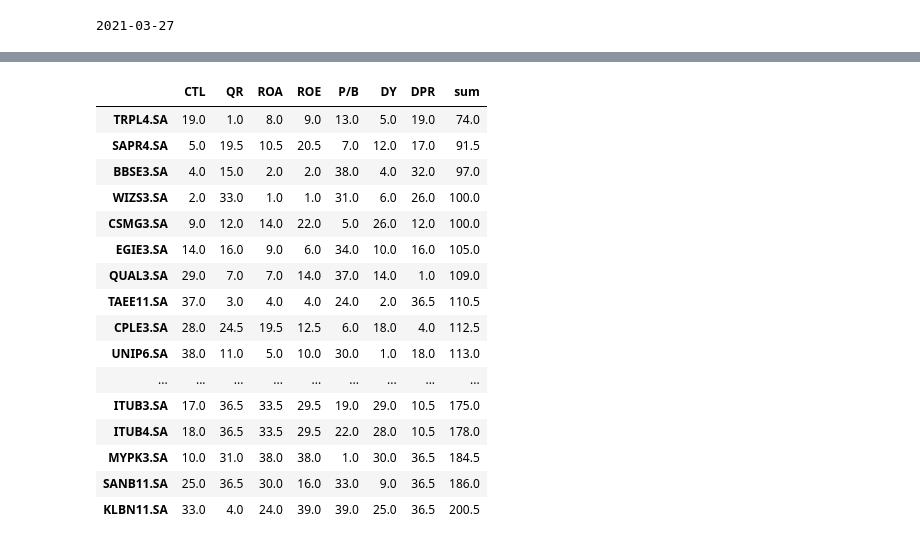
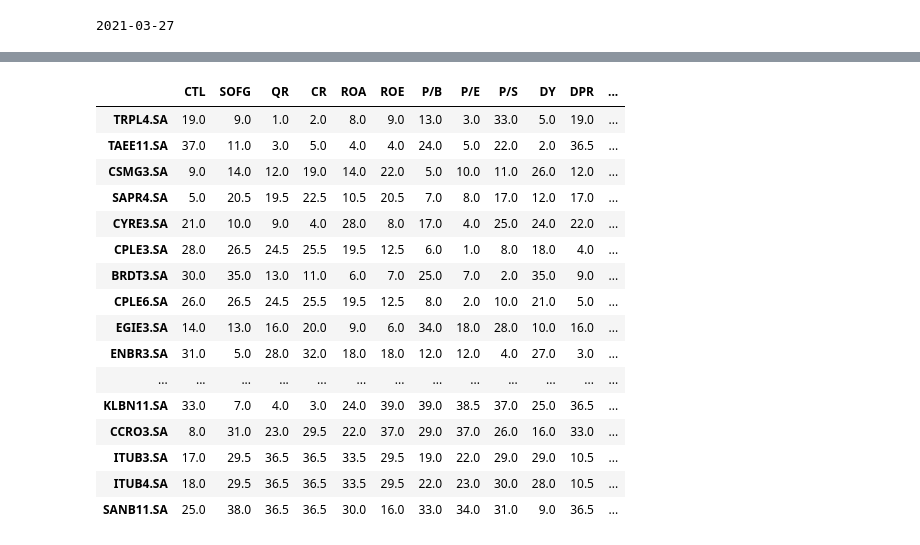
Before and after one commit to luizalbertocviana/python-financas, a Jupyter notebook: dividendos.ipynb, the cells around one changed output, grey strips where cells are left out. Saved outputs shown, nothing was run; the diff lists cells and outputs as text; code cells hidden in the pictures.

```diff
--- a/dividendos.ipynb
+++ b/dividendos.ipynb
@@ -74,11 +74,15 @@ parameters_summary_details = [
     'fiftyTwoWeekLow',
     'fiftyTwoWeekHigh',
     'fiveYearAvgDividendYield',
-    'payoutRatio'
+    'payoutRatio',
+    'beta',
+    'trailingPE',
+    'priceToSalesTrailing12Months'
 ]
 
 parameters_financial_data = [
     'quickRatio',
+    'currentRatio',
     'returnOnAssets',
     'returnOnEquity',
     'debtToEquity',
@@ -111,16 +115,25 @@ def how_close_to_low(stock):
     length = high - low
 
     return (price - low) / length
+
+def beta_stable_or_fast_growing(stock):
+    beta = stock['beta']
+
+    return abs(1.0 - beta)
 # %%
 criteria = pd.DataFrame(index=data.index)
 
 criteria['CTL'] = data.apply(how_close_to_low, axis='columns')
+criteria['SOFG'] = data.apply(beta_stable_or_fast_growing, axis='columns')
 criteria['QR'] = data['quickRatio']
+criteria['CR'] = data['currentRatio']
 criteria['ROA'] = data['returnOnAssets']
 criteria['ROE'] = data['returnOnEquity']
 criteria['P/B'] = data['priceToBook']
+criteria['P/E'] = data['trailingPE']
+criteria['P/S'] = data['priceToSalesTrailing12Months']
 criteria['DY'] = data['fiveYearAvgDividendYield']
 criteria['DPR'] = data['payoutRatio']
 
-criteria
+criteria.sort_index()
 # %% [output]
@@ -144,32 +157,36 @@ criteria
 # %%
 rank = pd.DataFrame(index=data.index)
 
 rank['CTL'] = criteria['CTL'].rank(na_option='bottom')
+rank['SOFG'] = criteria['SOFG'].rank(na_option='bottom', ascending=False)
 rank['QR'] = criteria['QR'].rank(na_option='bottom', ascending=False)
+rank['CR'] = criteria['CR'].rank(na_option='bottom', ascending=False)
 rank['ROA'] = criteria['ROA'].rank(na_option='bottom', ascending=False)
 rank['ROE'] = criteria['ROE'].rank(na_option='bottom', ascending=False)
 rank['P/B'] = criteria['P/B'].rank(na_option='bottom')
+rank['P/E'] = criteria['P/E'].rank(na_option='bottom')
+rank['P/S'] = criteria['P/S'].rank(na_option='bottom')
 rank['DY'] = criteria['DY'].rank(na_option='bottom', ascending=False)
 rank['DPR'] = criteria['DPR'].rank(na_option='bottom')
 
 rank['sum'] = rank.sum(axis='columns')
 
 rank.sort_values(by='sum')
 # %% [output]
-|  | CTL | QR | ROA | ROE | P/B | DY | DPR | sum |
-| TRPL4.SA | 19.0 | 1.0 | 8.0 | 9.0 | 13.0 | 5.0 | 19.0 | 74.0 |
-| SAPR4.SA | 5.0 | 19.5 | 10.5 | 20.5 | 7.0 | 12.0 | 17.0 | 91.5 |
-| BBSE3.SA | 4.0 | 15.0 | 2.0 | 2.0 | 38.0 | 4.0 | 32.0 | 97.0 |
-| WIZS3.SA | 2.0 | 33.0 | 1.0 | 1.0 | 31.0 | 6.0 | 26.0 | 100.0 |
-| CSMG3.SA | 9.0 | 12.0 | 14.0 | 22.0 | 5.0 | 26.0 | 12.0 | 100.0 |
-| EGIE3.SA | 14.0 | 16.0 | 9.0 | 6.0 | 34.0 | 10.0 | 16.0 | 105.0 |
-| QUAL3.SA | 29.0 | 7.0 | 7.0 | 14.0 | 37.0 | 14.0 | 1.0 | 109.0 |
-| TAEE11.SA | 37.0 | 3.0 | 4.0 | 4.0 | 24.0 | 2.0 | 36.5 | 110.5 |
-| CPLE3.SA | 28.0 | 24.5 | 19.5 | 12.5 | 6.0 | 18.0 | 4.0 | 112.5 |
-| UNIP6.SA | 38.0 | 11.0 | 5.0 | 10.0 | 30.0 | 1.0 | 18.0 | 113.0 |
-| ... | ... | ... | ... | ... | ... | ... | ... | ... |
-| ITUB3.SA | 17.0 | 36.5 | 33.5 | 29.5 | 19.0 | 29.0 | 10.5 | 175.0 |
-| ITUB4.SA | 18.0 | 36.5 | 33.5 | 29.5 | 22.0 | 28.0 | 10.5 | 178.0 |
-| MYPK3.SA | 10.0 | 31.0 | 38.0 | 38.0 | 1.0 | 30.0 | 36.5 | 184.5 |
-| SANB11.SA | 25.0 | 36.5 | 30.0 | 16.0 | 33.0 | 9.0 | 36.5 | 186.0 |
-| KLBN11.SA | 33.0 | 4.0 | 24.0 | 39.0 | 39.0 | 25.0 | 36.5 | 200.5 |
+|  | CTL | SOFG | QR | CR | ROA | ROE | P/B | P/E | P/S | DY | DPR | ... |
+| TRPL4.SA | 19.0 | 9.0 | 1.0 | 2.0 | 8.0 | 9.0 | 13.0 | 3.0 | 33.0 | 5.0 | 19.0 | ... |
+| TAEE11.SA | 37.0 | 11.0 | 3.0 | 5.0 | 4.0 | 4.0 | 24.0 | 5.0 | 22.0 | 2.0 | 36.5 | ... |
+| CSMG3.SA | 9.0 | 14.0 | 12.0 | 19.0 | 14.0 | 22.0 | 5.0 | 10.0 | 11.0 | 26.0 | 12.0 | ... |
+| SAPR4.SA | 5.0 | 20.5 | 19.5 | 22.5 | 10.5 | 20.5 | 7.0 | 8.0 | 17.0 | 12.0 | 17.0 | ... |
+| CYRE3.SA | 21.0 | 10.0 | 9.0 | 4.0 | 28.0 | 8.0 | 17.0 | 4.0 | 25.0 | 24.0 | 22.0 | ... |
+| CPLE3.SA | 28.0 | 26.5 | 24.5 | 25.5 | 19.5 | 12.5 | 6.0 | 1.0 | 8.0 | 18.0 | 4.0 | ... |
+| BRDT3.SA | 30.0 | 35.0 | 13.0 | 11.0 | 6.0 | 7.0 | 25.0 | 7.0 | 2.0 | 35.0 | 9.0 | ... |
+| CPLE6.SA | 26.0 | 26.5 | 24.5 | 25.5 | 19.5 | 12.5 | 8.0 | 2.0 | 10.0 | 21.0 | 5.0 | ... |
+| EGIE3.SA | 14.0 | 13.0 | 16.0 | 20.0 | 9.0 | 6.0 | 34.0 | 18.0 | 28.0 | 10.0 | 16.0 | ... |
+| ENBR3.SA | 31.0 | 5.0 | 28.0 | 32.0 | 18.0 | 18.0 | 12.0 | 12.0 | 4.0 | 27.0 | 3.0 | ... |
+| ... | ... | ... | ... | ... | ... | ... | ... | ... | ... | ... | ... | ... |
+| KLBN11.SA | 33.0 | 7.0 | 4.0 | 3.0 | 24.0 | 39.0 | 39.0 | 38.5 | 37.0 | 25.0 | 36.5 | ... |
+| CCRO3.SA | 8.0 | 31.0 | 23.0 | 29.5 | 22.0 | 37.0 | 29.0 | 37.0 | 26.0 | 16.0 | 33.0 | ... |
+| ITUB3.SA | 17.0 | 29.5 | 36.5 | 36.5 | 33.5 | 29.5 | 19.0 | 22.0 | 29.0 | 29.0 | 10.5 | ... |
+| ITUB4.SA | 18.0 | 29.5 | 36.5 | 36.5 | 33.5 | 29.5 | 22.0 | 23.0 | 30.0 | 28.0 | 10.5 | ... |
+| SANB11.SA | 25.0 | 38.0 | 36.5 | 36.5 | 30.0 | 16.0 | 33.0 | 34.0 | 31.0 | 9.0 | 36.5 | ... |
```
Also changed, not shown: parts of 1 cell of this notebook.
